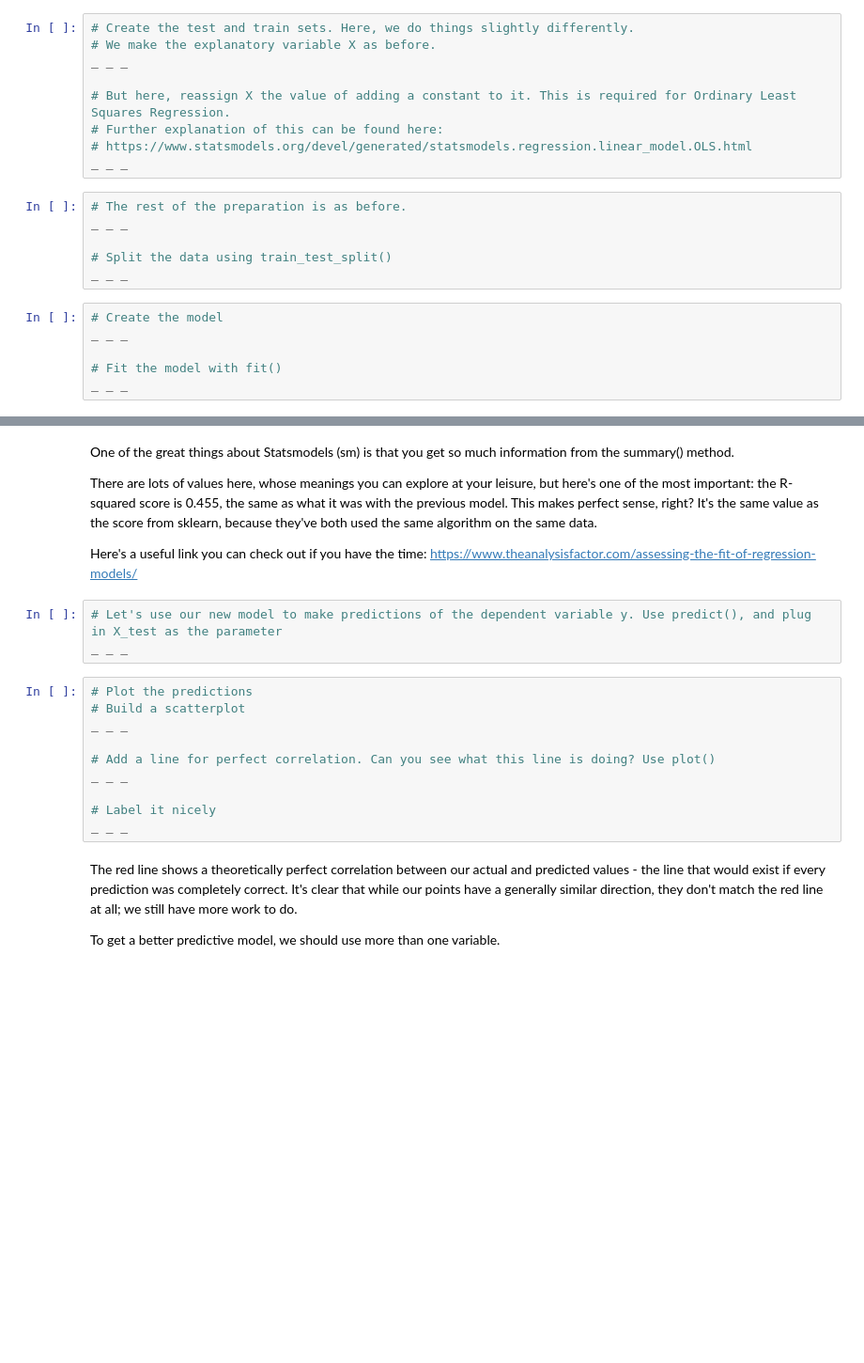
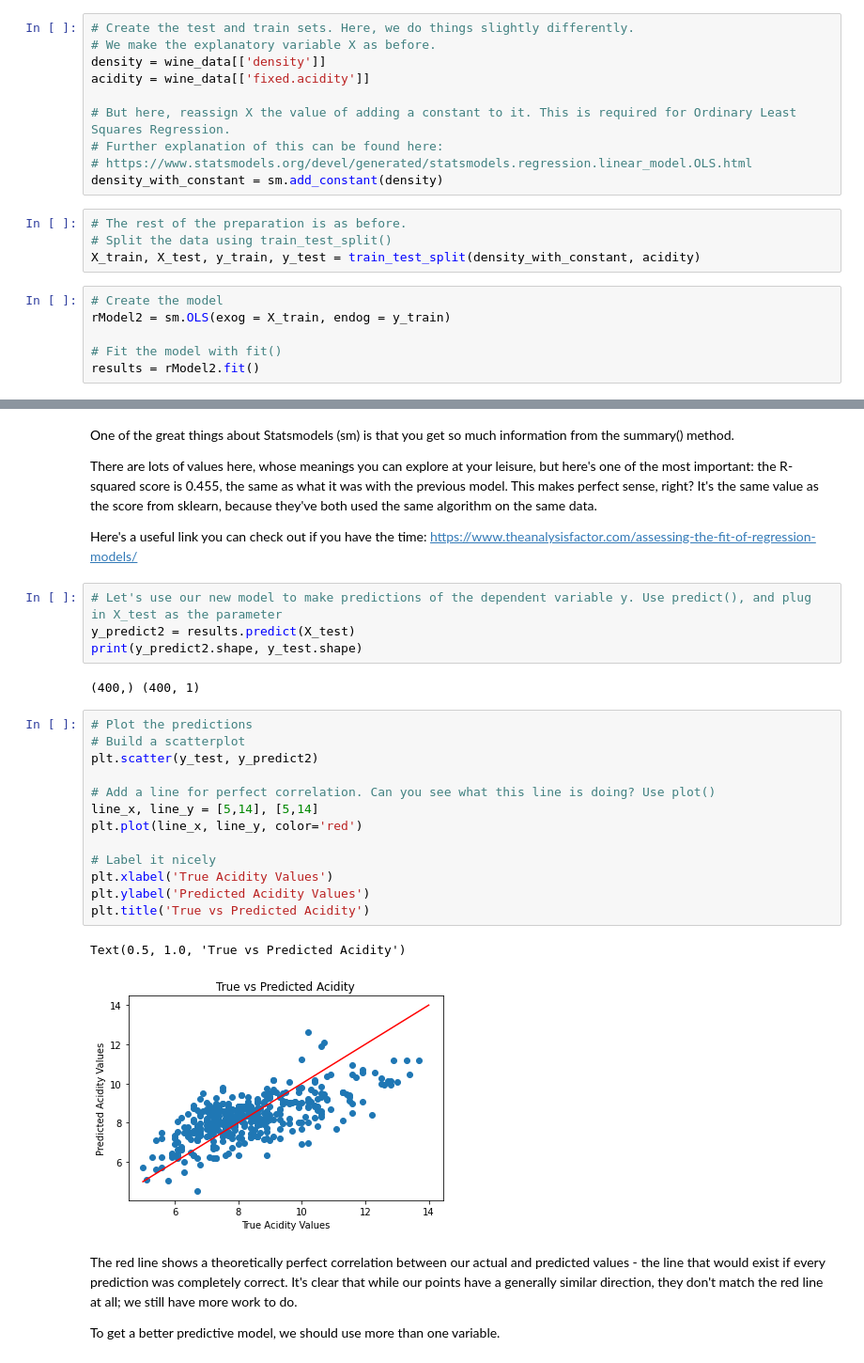
Before and after one commit to jay-laplante/DSC, a Jupyter notebook: 11.4.1 Case Study - Linear Regression/Springboard Regression Case Study - the Red Wine Dataset - Tier 3.ipynb, the cells around one changed output, grey strips where cells are left out. Shown at 94% size. Drawn from its saved outputs; the diff is of its cells as text; blank space fills up the shorter version.

```diff
--- a/11.4.1 Case Study - Linear Regression/Springboard Regression Case Study - the Red Wine Dataset - Tier 3.ipynb
+++ b/11.4.1 Case Study - Linear Regression/Springboard Regression Case Study - the Red Wine Dataset - Tier 3.ipynb
@@ -348,23 +359,22 @@ Let's build a similar model using a different package, to see if we get a better
 # %%
 # Create the test and train sets. Here, we do things slightly differently.
 # We make the explanatory variable X as before.
-_ _ _
+density = wine_data[['density']]
+acidity = wine_data[['fixed.acidity']]
 
 # But here, reassign X the value of adding a constant to it. This is required for Ordinary Least Squares Regression.
 # Further explanation of this can be found here:
 # https://www.statsmodels.org/devel/generated/statsmodels.regression.linear_model.OLS.html
-_ _ _
+density_with_constant = sm.add_constant(density)
 # %%
 # The rest of the preparation is as before.
-_ _ _
-
 # Split the data using train_test_split()
-_ _ _
+X_train, X_test, y_train, y_test = train_test_split(density_with_constant, acidity)
 # %%
 # Create the model
-_ _ _
+rModel2 = sm.OLS(exog = X_train, endog = y_train)
 
 # Fit the model with fit()
-_ _ _
+results = rModel2.fit()
 # %%
 # Evaluate the model with .summary()
@@ -377,17 +418,26 @@ There are lots of values here, whose meanings you can explore at your leisure, b
 Here's a useful link you can check out if you have the time: https://www.theanalysisfactor.com/assessing-the-fit-of-regression-models/
 # %%
 # Let's use our new model to make predictions of the dependent variable y. Use predict(), and plug in X_test as the parameter
-_ _ _
+y_predict2 = results.predict(X_test)
+print(y_predict2.shape, y_test.shape)
+# %% [output]
+(400,) (400, 1)
 # %%
 # Plot the predictions
 # Build a scatterplot
-_ _ _
+plt.scatter(y_test, y_predict2)
 
 # Add a line for perfect correlation. Can you see what this line is doing? Use plot()
-_ _ _
+line_x, line_y = [5,14], [5,14]
+plt.plot(line_x, line_y, color='red')
 
 # Label it nicely
-_ _ _
+plt.xlabel('True Acidity Values')
+plt.ylabel('Predicted Acidity Values')
+plt.title('True vs Predicted Acidity')
+# %% [output]
+Text(0.5, 1.0, 'True vs Predicted Acidity')
+[figure, added]
 # %% [markdown]
 The red line shows a theoretically perfect correlation between our actual and predicted values - the line that would exist if every prediction was completely correct. It's clear that while our points have a generally similar direction, they don't match the red line at all; we still have more work to do.
 
```
Also changed, not shown: parts of 25 cells of this notebook.
